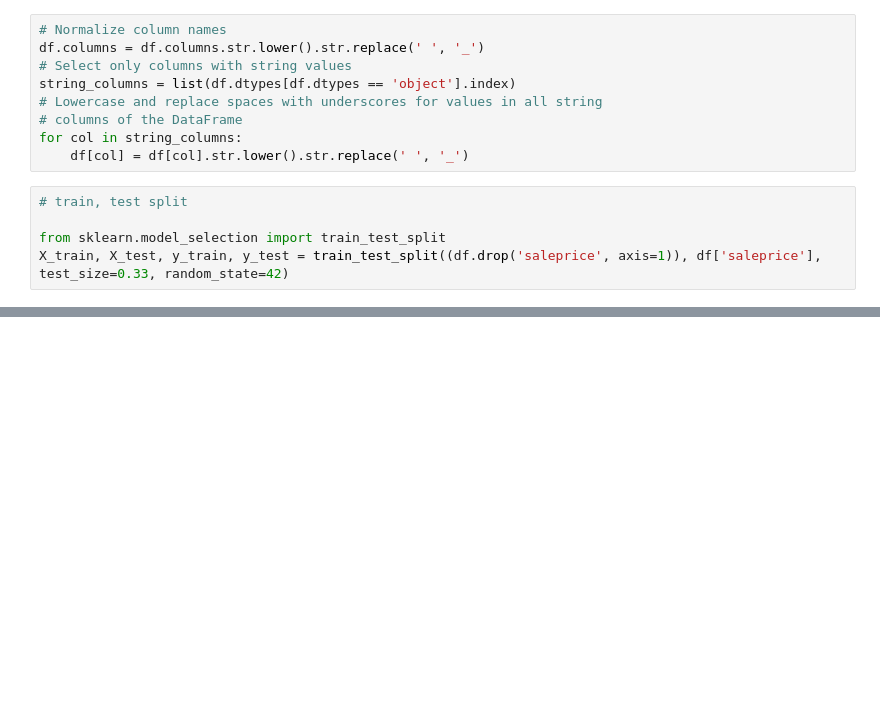
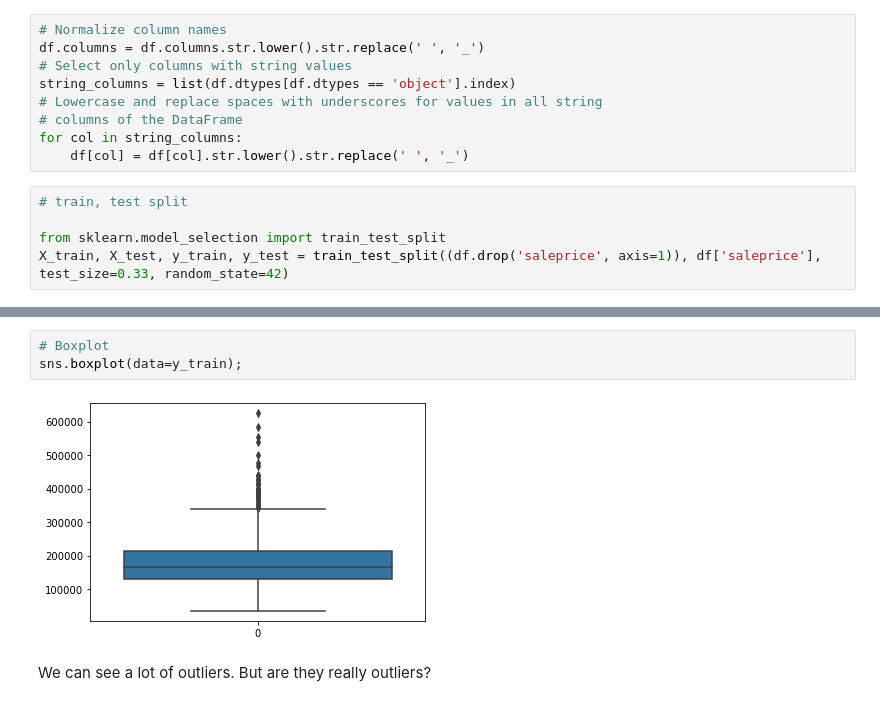
Before and after one commit to tuliof91/house-prices, a Jupyter notebook: house-prices.ipynb, the cells around one changed output, grey strips where cells are left out. Cells and saved outputs as stored; diff of their text form; blank space fills up the shorter version.

```diff
--- a/house-prices.ipynb
+++ b/house-prices.ipynb
@@ -53,0 +85,7 @@ memory usage: 618.9+ KB
+# %%
+# Boxplot
+sns.boxplot(data=y_train);
+# %% [output]
+[figure, added]
+# %% [markdown]
+<p1>We can see a lot of outliers. But are they really outliers?</p>
```
Also changed, not shown: parts of 17 cells of this notebook.
